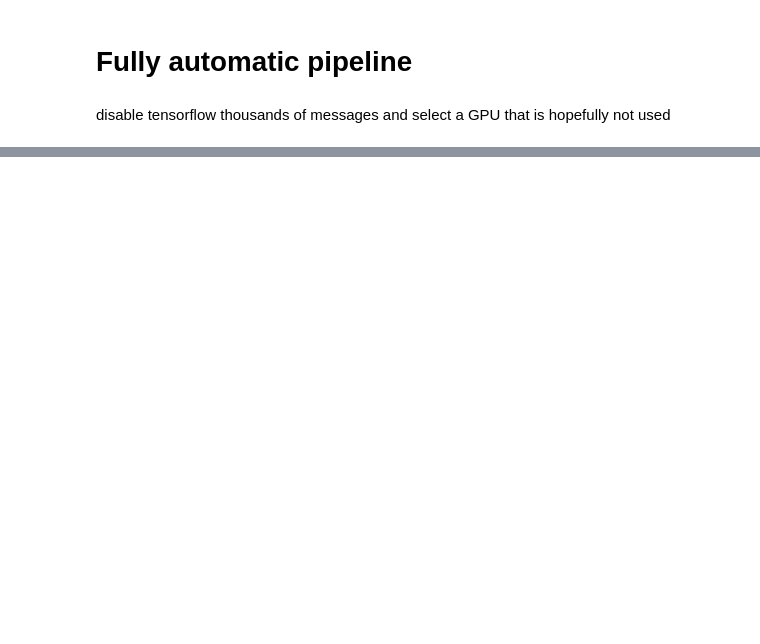
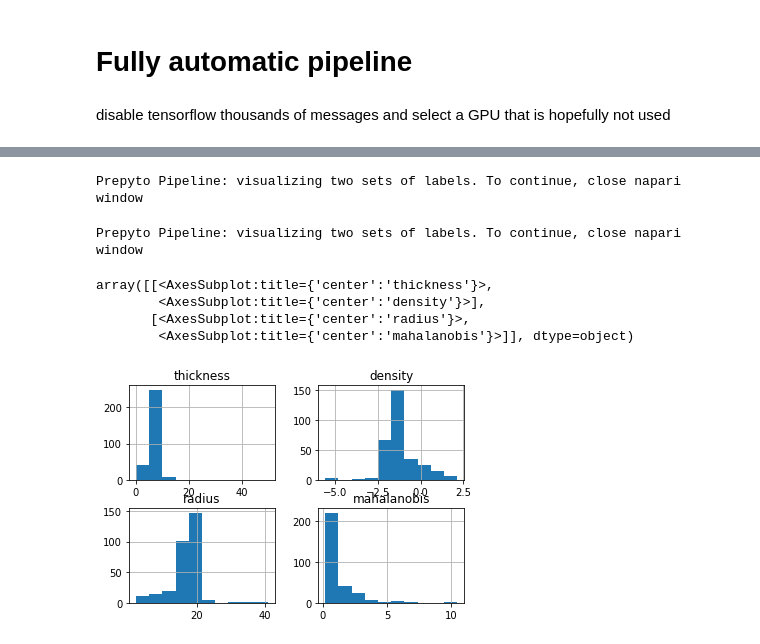
Before and after one commit to Zuber-group/CryoVesNet, a Jupyter notebook: notebooks/prepyto_full_automatic_pipeline.ipynb, the cells around one changed output, grey strips where cells are left out. Cells and saved outputs as stored; diff of their text form; code cells hidden in the pictures; blank space fills up the shorter version.

```diff
--- a/notebooks/prepyto_full_automatic_pipeline.ipynb
+++ b/notebooks/prepyto_full_automatic_pipeline.ipynb
@@ -15,4 +15,17 @@ WARNING:tensorflow:From /home/tomo/anaconda3/envs/DeepVesicles/lib/python3.8/sit
 Instructions for updating:
 non-resource variables are not supported in the long term
 # %%
-dataset_directory = "/home/bzuber/projects/prepyto/102_4e_trimmed/"
+# dataset_directory = "/mnt/data/Dropbox/microscopic_anatomy Dropbox/Pyto/102_4e_trimmed/"
+# dataset_directory = "/mnt/data/amin/Handpicked/102_4e_trimmed"
+
+
+# dataset_directory = "/mnt/data/amin/Handpicked/spray_ctrl_10"
+# dataset_directory = "/mnt/data/amin/Handpicked/spray_5"
+# dataset_directory = "/mnt/resstore/pyto-synapse/neurons/88_4e/analysis_062021"
+# dataset_directory = "/mnt/data/amin/Handpicked/133_wtko/analysis_062021/"
+dataset_directory = "/mnt/data/amin/Handpicked/84/"
+
+# dataset_directory = "/mnt/data/Dropbox/microscopic_anatomy Dropbox/Pyto/neurons/Julikas Handpicked Tomograms/tomograms of neurons/80_4e"
+# %%
+pl2 = prepyto.Pipeline(dataset_directory)
+pl2.network_size=64
@@ -18,0 +34,11 @@ dataset_directory = "/home/bzuber/projects/prepyto/102_4e_trimmed/"
+# %%
+pl2.setup_prepyto_dir()
+pl2.run_deep(rescale=0.5)
+# pl2.run_deep()
+pl2.zoom()
+
+# pl2.run_deep_at_multiple_rescale()
+pl2.label_vesicles_simply(within_segmentation_region = True)
+
+# pl2.threshold_tuner()
+pl2.make_spheres()
@@ -18,0 +99,12 @@ dataset_directory = "/home/bzuber/projects/prepyto/102_4e_trimmed/"
+# %%
+# pl2.visualization_old_new('sphere_labels','deep_mask')
+# pl2.visualization_old_new('deep_labels','deep_mask')
+pl2.visualization_old_new('deep_labels','sphere_labels')
+# pl2.visualization_old_new('convex_labels','sphere_labels')
+# pl2.visualization_old_new('deep_labels', 'convex_labels')
+# %% [output]
+Prepyto Pipeline: visualizing two sets of labels. To continue, close napari window
+# %%
+pl2.visualization_old_new('deep_labels','sphere_labels')
+# %% [output]
+Prepyto Pipeline: visualizing two sets of labels. To continue, close napari window
@@ -18,0 +113,10 @@ dataset_directory = "/home/bzuber/projects/prepyto/102_4e_trimmed/"
+# %%
+pl2.sphere_df[pl2.sphere_df.density > -10].hist()
+#pl2.identify_spheres_outliers(min_mahalanobis_distance=0)
+#pl2.fix_spheres_interactively('sphere_labels')
+# %% [output]
+array([[<AxesSubplot:title={'center':'thickness'}>,
+        <AxesSubplot:title={'center':'density'}>],
+       [<AxesSubplot:title={'center':'radius'}>,
+        <AxesSubplot:title={'center':'mahalanobis'}>]], dtype=object)
+[figure, added]
```
Also changed, not shown: parts of 38 cells of this notebook, 13 other files.
